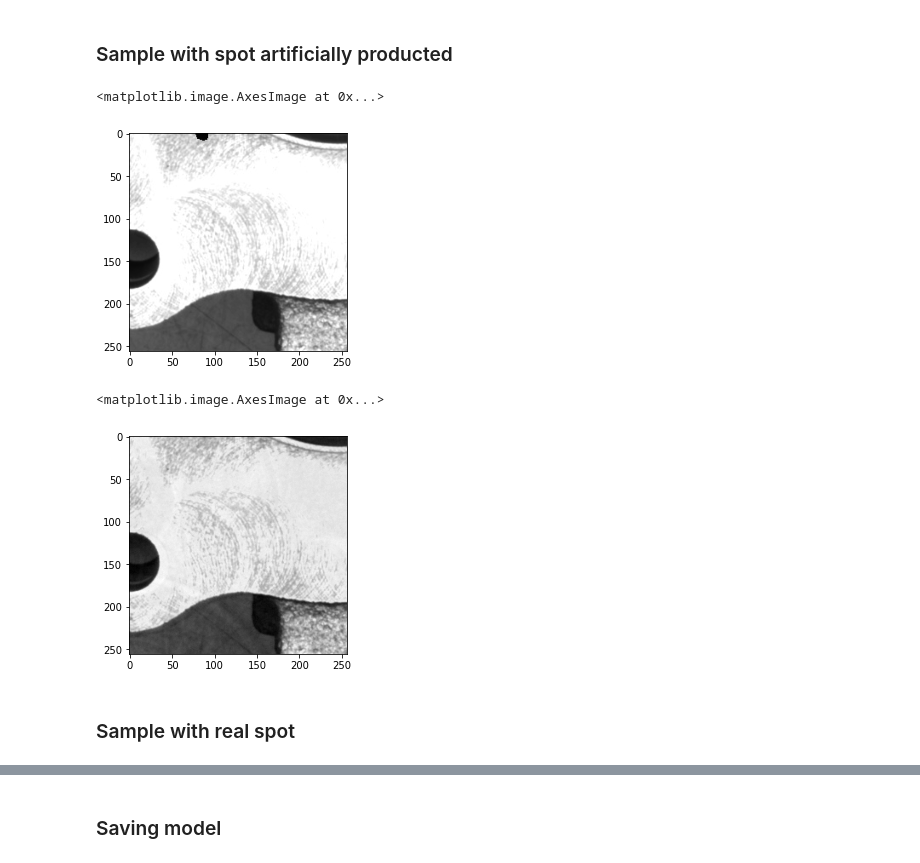
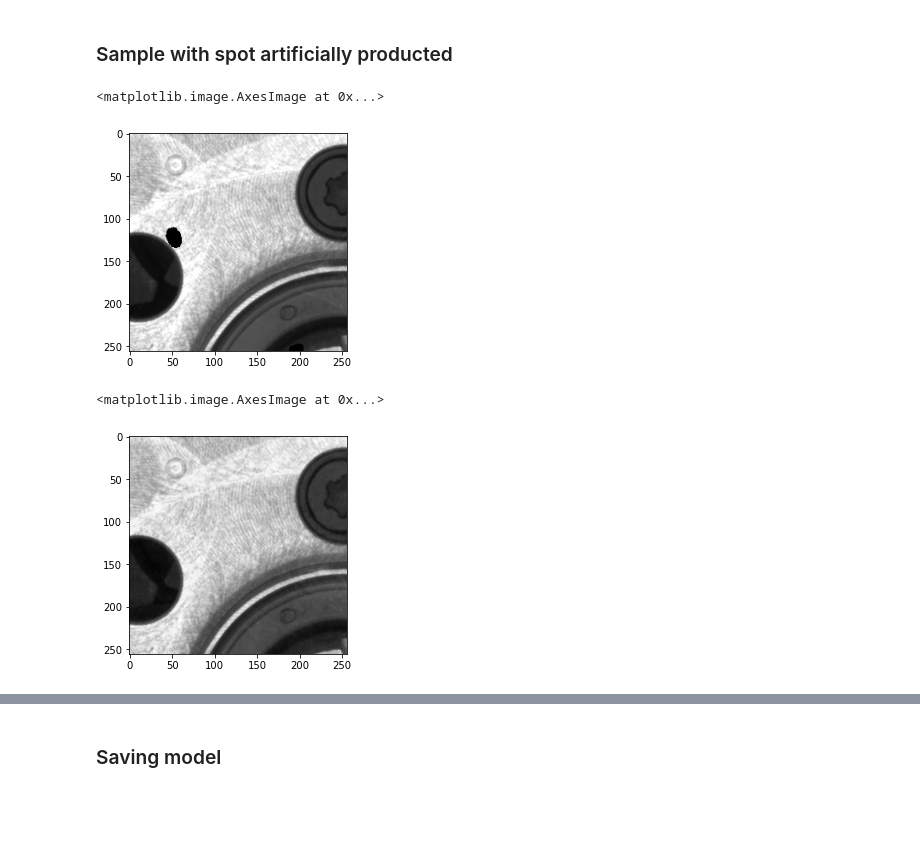
Before and after one commit to DragoneKTM/Industry_lab, a Jupyter notebook: Notebooks/Part2_training.ipynb, the cells around one changed output, grey strips where cells are left out. Drawn from its saved outputs; the diff is of its cells as text; code cells hidden in the pictures; blank space fills up the shorter version.

```diff
--- a/Notebooks/Part2_training.ipynb
+++ b/Notebooks/Part2_training.ipynb
@@ -152,15 +151,13 @@ plot_hist(hist, 'Autoencoder-FullyConnected')
 # %% [markdown]
 ### Sample with spot artificially producted
 # %%
-plt.imshow(np.squeeze(X_noisy[5],-1), cmap='gray')
+plt.imshow(np.squeeze(X_noisy[10],-1), cmap='gray')
 # %% [output]
 <matplotlib.image.AxesImage at 0x...>
-[figure, old version]
+[figure, new version]
 # %%
-test_artificial = autoencoder.predict(np.expand_dims(X_noisy[5],0))
+test_artificial = autoencoder.predict(np.expand_dims(X_noisy[10],0))
 plt.imshow(np.squeeze(test_artificial[0], -1), cmap='gray')
 # %% [output]
 <matplotlib.image.AxesImage at 0x...>
-[figure, old version]
+[figure, new version]
-# %% [markdown]
-### Sample with real spot
```
Also changed, not shown: parts of 10 cells of this notebook.
